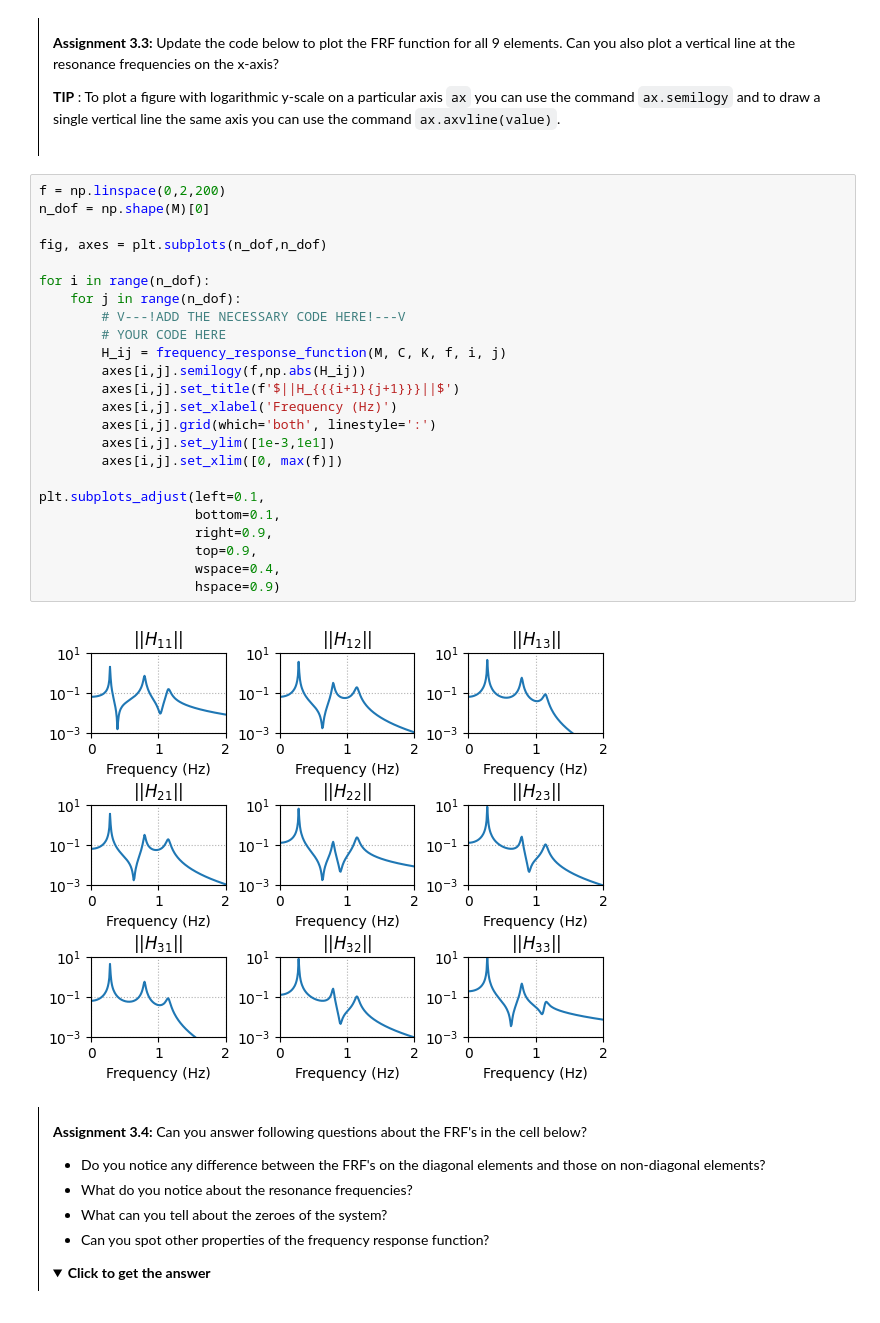
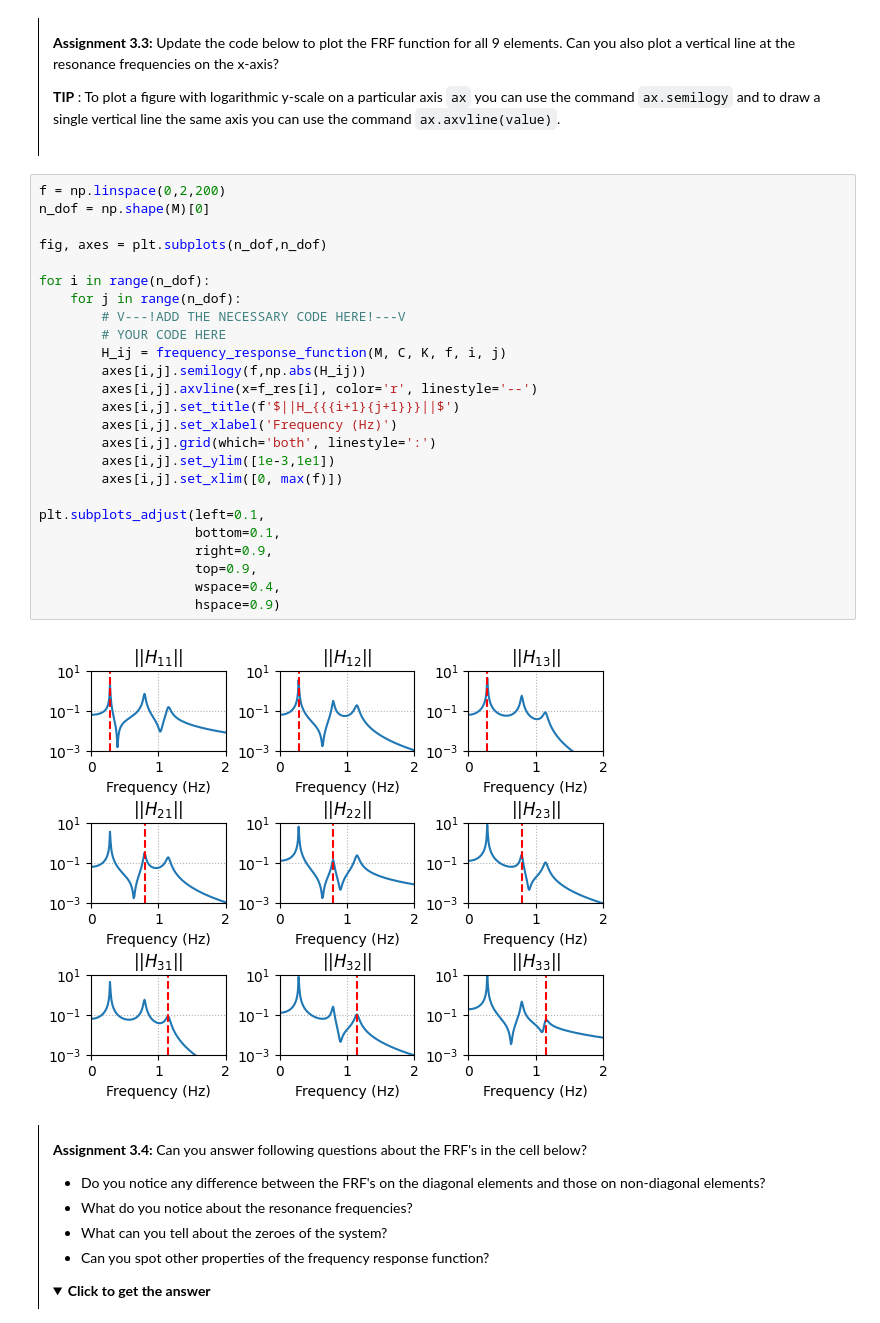
Before and after one commit to otor0001/MV2627_Exercises, a Jupyter notebook: Session3_MDOF/session3.ipynb, the cells around one changed output. Drawn from its saved outputs; the diff is of its cells as text; folded sections open.

```diff
--- a/Session3_MDOF/session3.ipynb
+++ b/Session3_MDOF/session3.ipynb
@@ -444,29 +448,30 @@ As discussed previously the FRF is in fact a 3 by 3 matrix for a three dimension
 # %%
 f = np.linspace(0,2,200)
 n_dof = np.shape(M)[0]
 
 fig, axes = plt.subplots(n_dof,n_dof)
 
 for i in range(n_dof):
     for j in range(n_dof):
         # V---!ADD THE NECESSARY CODE HERE!---V
         # YOUR CODE HERE
         H_ij = frequency_response_function(M, C, K, f, i, j)
         axes[i,j].semilogy(f,np.abs(H_ij))
+        axes[i,j].axvline(x=f_res[i], color='r', linestyle='--')
         axes[i,j].set_title(f'$||H_{{{i+1}{j+1}}}||$')
         axes[i,j].set_xlabel('Frequency (Hz)')
         axes[i,j].grid(which='both', linestyle=':')
         axes[i,j].set_ylim([1e-3,1e1])
         axes[i,j].set_xlim([0, max(f)])
 
 plt.subplots_adjust(left=0.1,
                     bottom=0.1,
                     right=0.9,
                     top=0.9,
                     wspace=0.4,
                     hspace=0.9)
 # %% [output]
-[figure, old version]
+[figure, new version]
 # %% [markdown]
 <div style="border-left: 1px solid black; padding: 1em; margin: 1em 0;">
 
```
Also changed, not shown: parts of 7 cells of this notebook.
